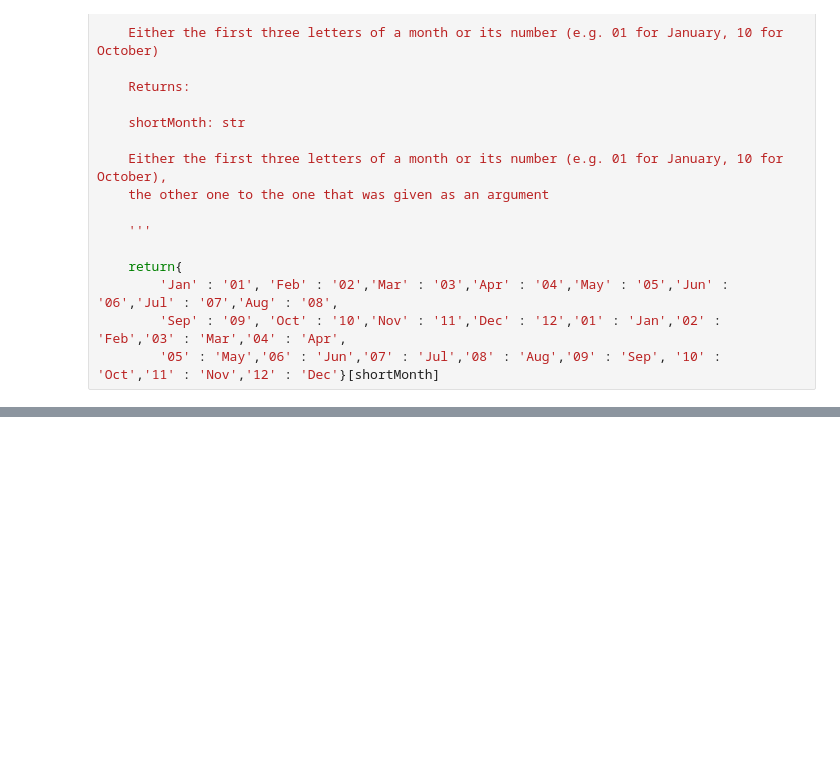
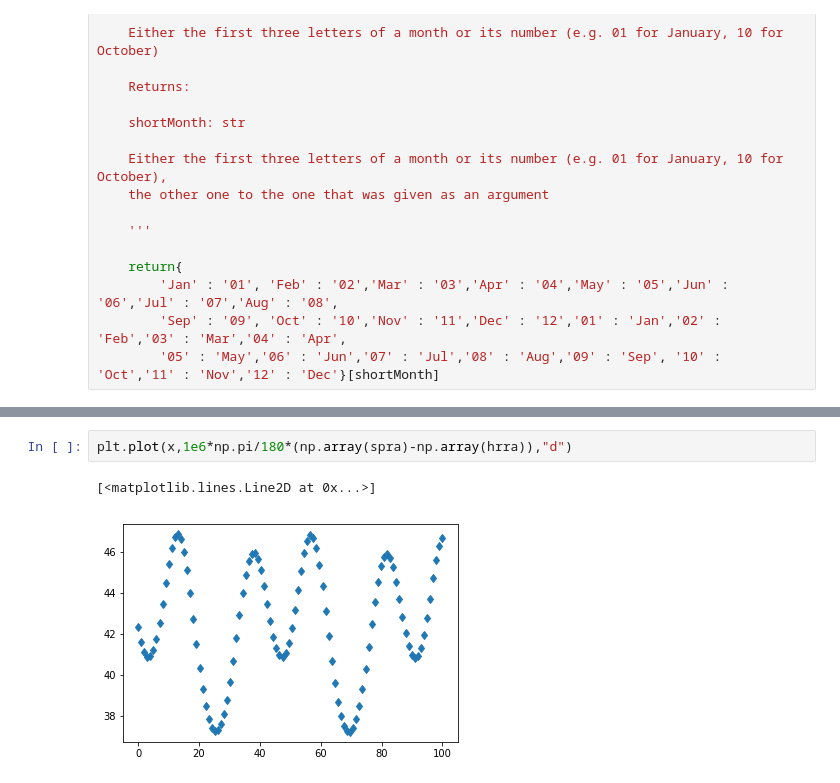
Before and after one commit to Alexandros101/Irregular-Satellites, a Jupyter notebook: HorizonsSpiceCompare.ipynb, the cells around one changed output, grey strips where cells are left out. Drawn from its saved outputs; the diff is of its cells as text; blank space fills up the shorter version.

```diff
--- a/HorizonsSpiceCompare.ipynb
+++ b/HorizonsSpiceCompare.ipynb
@@ -349,0 +339,5 @@ hrx
+# %%
+plt.plot(x,1e6*np.pi/180*(np.array(spra)-np.array(hrra)),"d")
+# %% [output]
+[<matplotlib.lines.Line2D at 0x...>]
+[figure, added]
```
Also changed, not shown: parts of 17 cells of this notebook, 1 other file.
